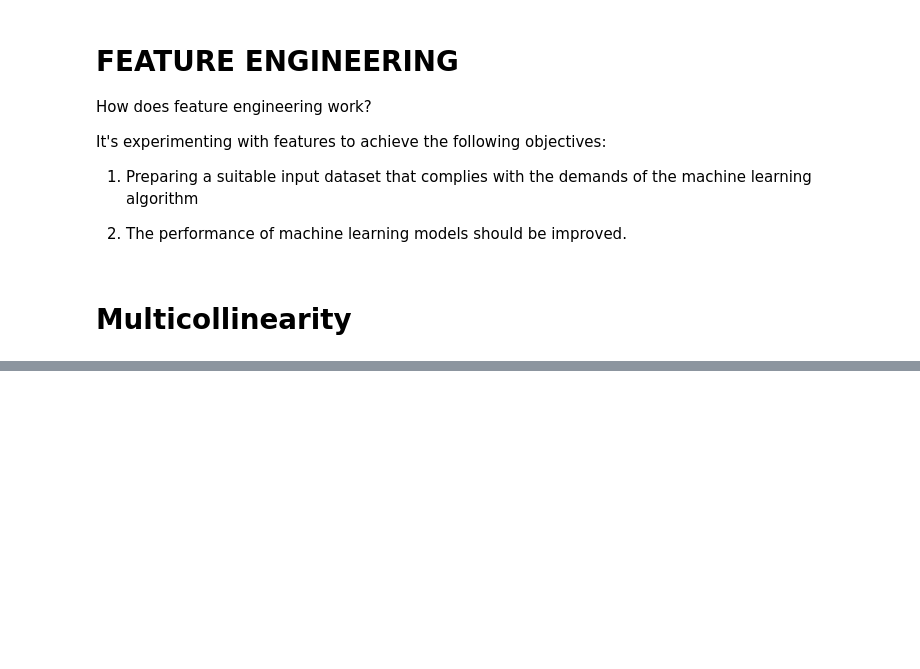
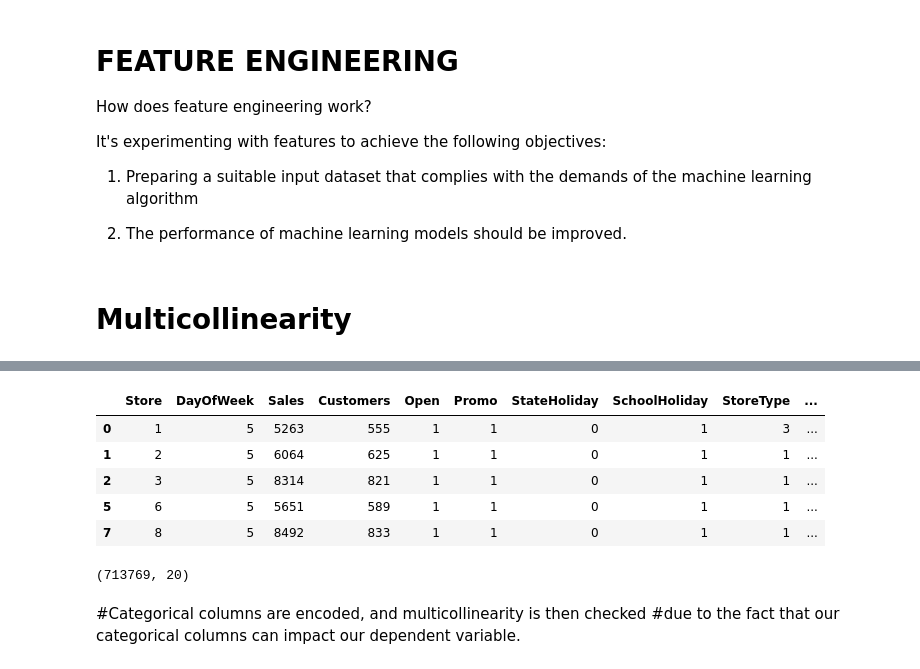
Before and after one commit to Ashwinprocodes/Rossmann-Sales-Prediction, a Jupyter notebook: pr_Rossmann_Sales_Prediction_Capstone_Project.ipynb, the cells around one changed output, grey strips where cells are left out. Cells and saved outputs as stored; diff of their text form; code cells hidden in the pictures; blank space fills up the shorter version.

```diff
--- a/pr_Rossmann_Sales_Prediction_Capstone_Project.ipynb
+++ b/pr_Rossmann_Sales_Prediction_Capstone_Project.ipynb
@@ -797,0 +829,31 @@ It's experimenting with features to achieve the following objectives:
+# %%
+
+### Data encoding
+#'StateHoliday', 'StoreType', 'Assortment', 'PromoInterval'
+
+#label encoding
+
+encoders_nums = {"StateHoliday":{"0":0,"a":1,"b":2,"c":3},
+                 "StoreType":{"a":1,"b":2,"c":3,"d":4},
+                 "Assortment":{"a": 1, "b": 2,"c":3},
+                 "PromoInterval":{"0":0,"Jan,Apr,Jul,Oct":1,"Feb,May,Aug,Nov":2,"Mar,Jun,Sept,Dec":3},
+                }
+
+mdf12= mdf12.replace(encoders_nums)
+# %%
+#Checking datadrame after encoding
+mdf12.head()
+# %% [output]
+|  | Store | DayOfWeek | Sales | Customers | Open | Promo | StateHoliday | SchoolHoliday | StoreType | ... |
+| 0 | 1 | 5 | 5263 | 555 | 1 | 1 | 0 | 1 | 3 | ... |
+| 1 | 2 | 5 | 6064 | 625 | 1 | 1 | 0 | 1 | 1 | ... |
+| 2 | 3 | 5 | 8314 | 821 | 1 | 1 | 0 | 1 | 1 | ... |
+| 5 | 6 | 5 | 5651 | 589 | 1 | 1 | 0 | 1 | 1 | ... |
+| 7 | 8 | 5 | 8492 | 833 | 1 | 1 | 0 | 1 | 1 | ... |
+# %%
+mdf12.shape
+# %% [output]
+(713769, 20)
+# %% [markdown]
+#Categorical columns are encoded, and multicollinearity is then checked
+#due to the fact that our categorical columns can impact our dependent variable.
```
Also changed, not shown: parts of 18 cells of this notebook.
